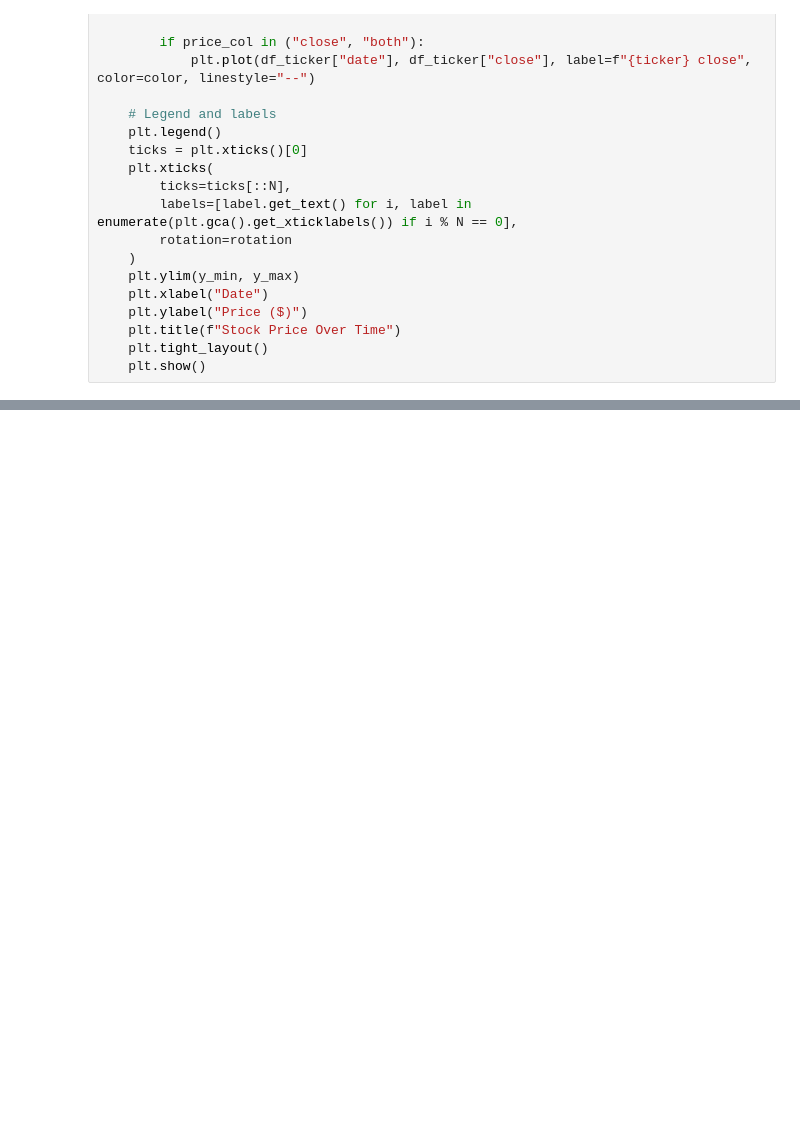
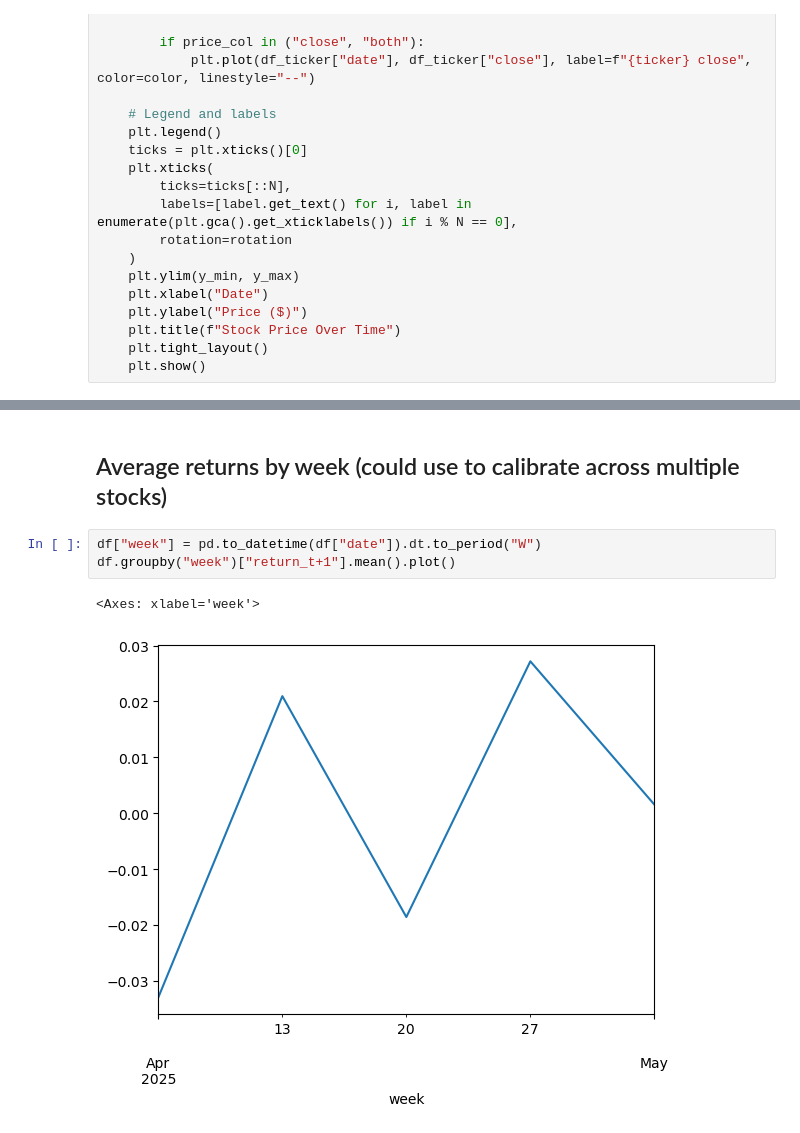
Before and after one commit to asacco-97/multimodal-stock-ranking, a Jupyter notebook: notebooks/eda.ipynb, the cells around one changed output, grey strips where cells are left out. Cells and saved outputs as stored; diff of their text form; blank space fills up the shorter version.

```diff
--- a/notebooks/eda.ipynb
+++ b/notebooks/eda.ipynb
@@ -62,0 +113,8 @@ plot_stock_prices(df, "both", 5, 150, 600, 45)
+# %% [markdown]
+## Average returns by week (could use to calibrate across multiple stocks)
+# %%
+df["week"] = pd.to_datetime(df["date"]).dt.to_period("W")
+df.groupby("week")["return_t+1"].mean().plot()
+# %% [output]
+<Axes: xlabel='week'>
+[figure, added]
```
Also changed, not shown: parts of 12 cells of this notebook.
